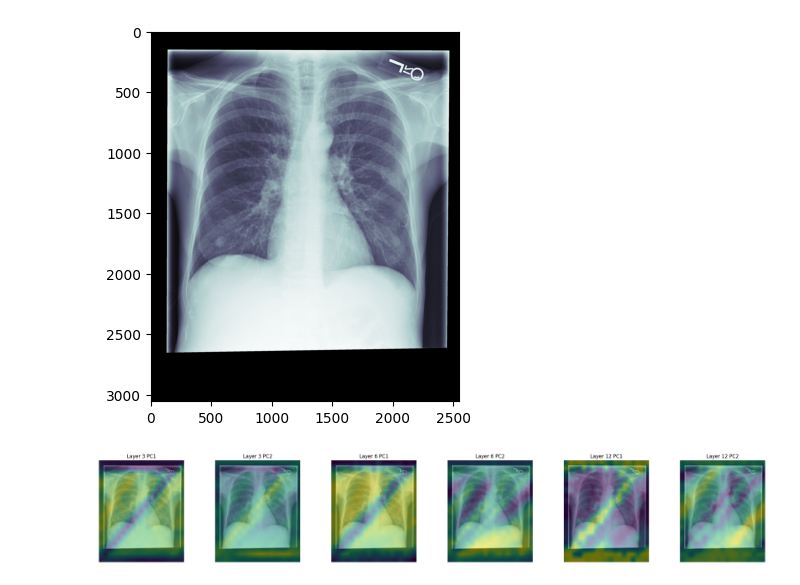
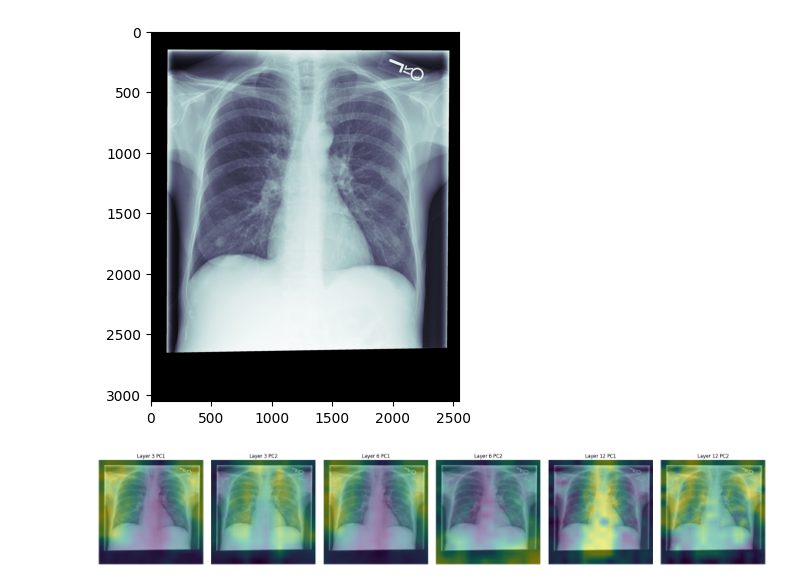
Before and after one commit to jomoll/encoder-eval, a Jupyter notebook: test.ipynb, the cells around one changed output. Cells and saved outputs as stored; diff of their text form; code cells hidden in the pictures.

```diff
--- a/test.ipynb
+++ b/test.ipynb
@@ -108,32 +108,37 @@ def show_overlays(rgb8, heatmaps, titles, alpha=0.45, cmap="viridis"):
 # You have:
 # image = pydicom.dcmread("data/02aa804e-bde0afdd-112c0b34-7bc16630-4e384014.dcm")
 pil = dicom_to_pil(image)
 
 # Use Dinov2's default preprocessing. Size is handled by the processor (shortest_edge≈518 for Dinov2).
-inputs = processor(images=pil, return_tensors="pt", do_center_crop=False).to(device)
+inputs = inputs = processor(
+    images=pil,
+    return_tensors="pt",
+    do_center_crop=True,           # back on
+    size={"height": 518, "width": 518},  # exact DINOv2 training size
+).to(device)
 
 with torch.no_grad():
     out = model(**inputs)  # last_hidden_state, hidden_states (embeddings + each layer)
 
 hidden_states = out.hidden_states  # tuple(len=L+1), each [1, seq, dim]
 # Pick a few depths. Index 0 is patch embeddings pre-block. Then blocks 1..12 for base.
 layer_ids = [3, 6, 12]  # early, mid, last block outputs
 
 # Build a background image that matches processor output size
 proc_h = inputs["pixel_values"].shape[-2]
 proc_w = inputs["pixel_values"].shape[-1]
 bg = pil.resize((proc_w, proc_h))  # uint8 RGB for overlay
 
 to_show, titles = [], []
 for lid in layer_ids:
     grid = tokens_to_grid(hidden_states[lid])              # [h,w,C]
     grid_up = upsample_to((proc_h, proc_w), grid)          # [H,W,C]
     pcs = pca_heatmaps(grid_up, k=2)                       # two PCs per layer for brevity
     to_show.extend(pcs)
     titles.extend([f"Layer {lid} PC1", f"Layer {lid} PC2"])
     if len(to_show) >= 6:
         break
 
 show_overlays(np.array(bg), to_show, titles, alpha=0.5)
 # %% [output]
-[figure, old version]
+[figure, new version]
```
